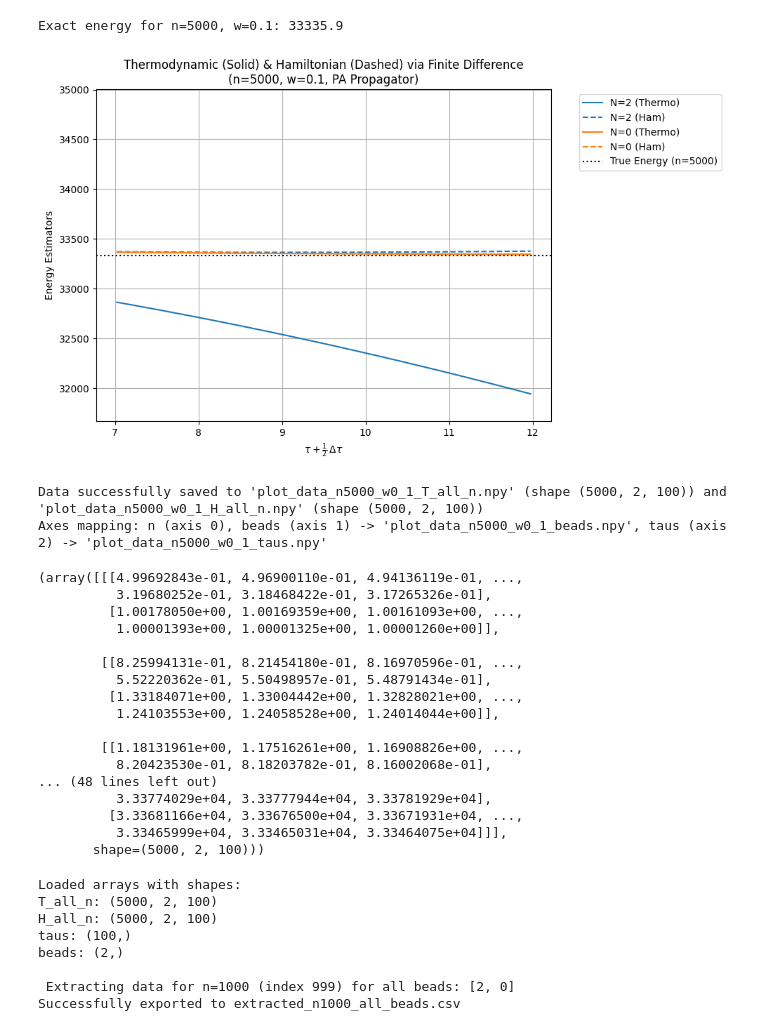
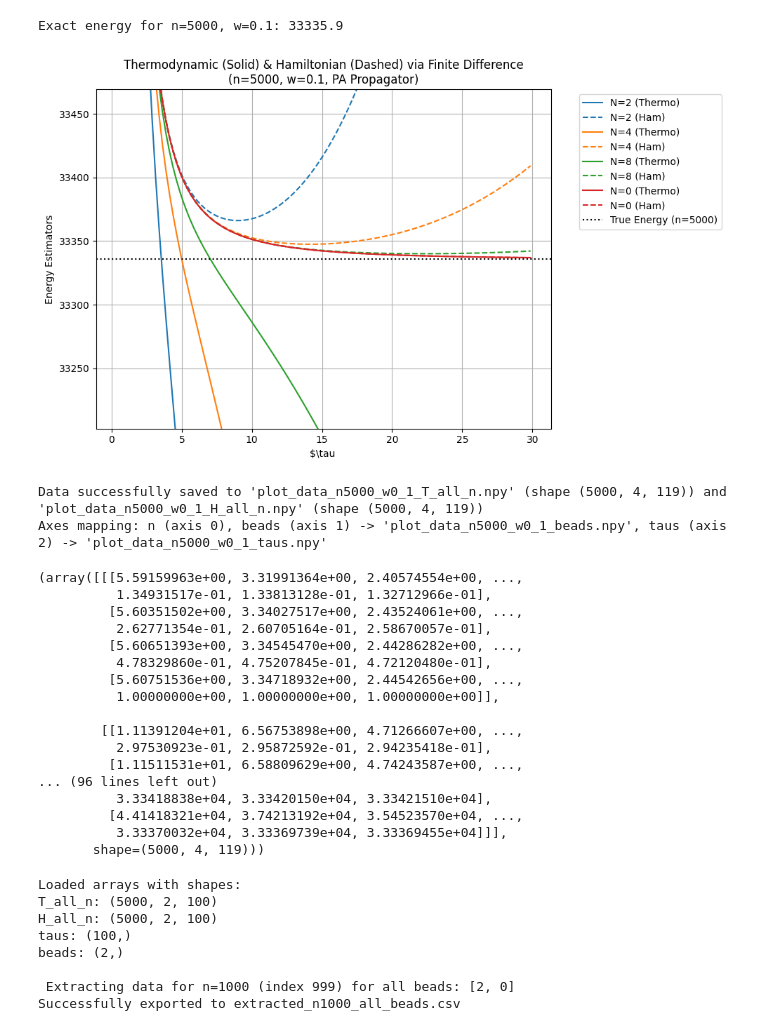
Before and after one commit to 24jonas/HarmonicFermions, a Jupyter notebook: BaxterMeth-opt.ipynb, the cells around one changed output. Cells and saved outputs as stored; diff of their text form; code cells hidden in the pictures.

Commit message:
More plotting

```diff
--- a/BaxterMeth-opt.ipynb
+++ b/BaxterMeth-opt.ipynb
@@ -418,7 +418,7 @@ def plot_fd_vs_tau_dual(n, N_list, w, tau_start, tau_end, tau_step, save_filenam
     except NameError:
         pass
 
-    plt.xlabel(r"$\tau + \frac{1}{2}\,\Delta\tau$")
+    plt.xlabel(r"$\tau ")
     plt.ylabel(r"Energy Estimators")
     plt.title(f"Thermodynamic (Solid) & Hamiltonian (Dashed) via Finite Difference\n(n={n}, w={w}, PA Propagator)")
 
@@ -428,7 +428,7 @@ def plot_fd_vs_tau_dual(n, N_list, w, tau_start, tau_end, tau_step, save_filenam
     # Adjust axes limits as needed based on your n
     try:
         e = energy(n,w)
-        plt.ylim(e*0.95, e*1.05)
+        plt.ylim(e*0.999, e*1.001)
     except:
         pass
 
@@ -471,43 +471,43 @@ def plot_fd_vs_tau_dual(n, N_list, w, tau_start, tau_end, tau_step, save_filenam
 
         return df_T, df_H
 # %%
-N_list = [2]
-n = 5000
+N_list = [2, 4, 8]
+n = 10000
 w = 0.1
 
 plot_fd_vs_tau_dual(
     n=n,
     N_list=N_list,
     w=w,
-    tau_start=7.0,
-    tau_end=12.0,
-    tau_step=0.05,
+    tau_start=0.25,
+    tau_end=30.0,
+    tau_step=0.25,
     save_filename=f"plot_data_n{n}_w{str(w).replace('.', '_')}",
     store_all_n=True,
     exact_b_exp_tau=True
 )
 # %% [output]
 Exact energy for n=5000, w=0.1: 33335.9
-[figure, old version]
+[figure, new version]
-Data successfully saved to 'plot_data_n5000_w0_1_T_all_n.npy' (shape (5000, 2, 100)) and 'plot_data_n5000_w0_1_H_all_n.npy' (shape (5000, 2, 100))
+Data successfully saved to 'plot_data_n5000_w0_1_T_all_n.npy' (shape (5000, 4, 119)) and 'plot_data_n5000_w0_1_H_all_n.npy' (shape (5000, 4, 119))
 Axes mapping: n (axis 0), beads (axis 1) -> 'plot_data_n5000_w0_1_beads.npy', taus (axis 2) -> 'plot_data_n5000_w0_1_taus.npy'
-(array([[[4.99692843e-01, 4.96900110e-01, 4.94136119e-01, ...,
-          3.19680252e-01, 3.18468422e-01, 3.17265326e-01],
-         [1.00178050e+00, 1.00169359e+00, 1.00161093e+00, ...,
-          1.00001393e+00, 1.00001325e+00, 1.00001260e+00]],
+(array([[[5.59159963e+00, 3.31991364e+00, 2.40574554e+00, ...,
+          1.34931517e-01, 1.33813128e-01, 1.32712966e-01],
+         [5.60351502e+00, 3.34027517e+00, 2.43524061e+00, ...,
+          2.62771354e-01, 2.60705164e-01, 2.58670057e-01],
+         [5.60651393e+00, 3.34545470e+00, 2.44286282e+00, ...,
+          4.78329860e-01, 4.75207845e-01, 4.72120480e-01],
+         [5.60751536e+00, 3.34718932e+00, 2.44542656e+00, ...,
+          1.00000000e+00, 1.00000000e+00, 1.00000000e+00]],
 
-        [[8.25994131e-01, 8.21454180e-01, 8.16970596e-01, ...,
-          5.52220362e-01, 5.50498957e-01, 5.48791434e-01],
-         [1.33184071e+00, 1.33004442e+00, 1.32828021e+00, ...,
-          1.24103553e+00, 1.24058528e+00, 1.24014044e+00]],
-
-        [[1.18131961e+00, 1.17516261e+00, 1.16908826e+00, ...,
-          8.20423530e-01, 8.18203782e-01, 8.16002068e-01],
-... (48 lines left out)
-          3.33774029e+04, 3.33777944e+04, 3.33781929e+04],
-         [3.33681166e+04, 3.33676500e+04, 3.33671931e+04, ...,
-          3.33465999e+04, 3.33465031e+04, 3.33464075e+04]]],
-       shape=(5000, 2, 100)))
+        [[1.11391204e+01, 6.56753898e+00, 4.71266607e+00, ...,
+          2.97530923e-01, 2.95872592e-01, 2.94235418e-01],
+         [1.11511531e+01, 6.58809629e+00, 4.74243587e+00, ...,
+... (96 lines left out)
+          3.33418838e+04, 3.33420150e+04, 3.33421510e+04],
+         [4.41418321e+04, 3.74213192e+04, 3.54523570e+04, ...,
+          3.33370032e+04, 3.33369739e+04, 3.33369455e+04]]],
+       shape=(5000, 4, 119)))
 # %%
 import numpy as np
 import matplotlib.pyplot as plt
```
Also changed, not shown: 5 other files.
